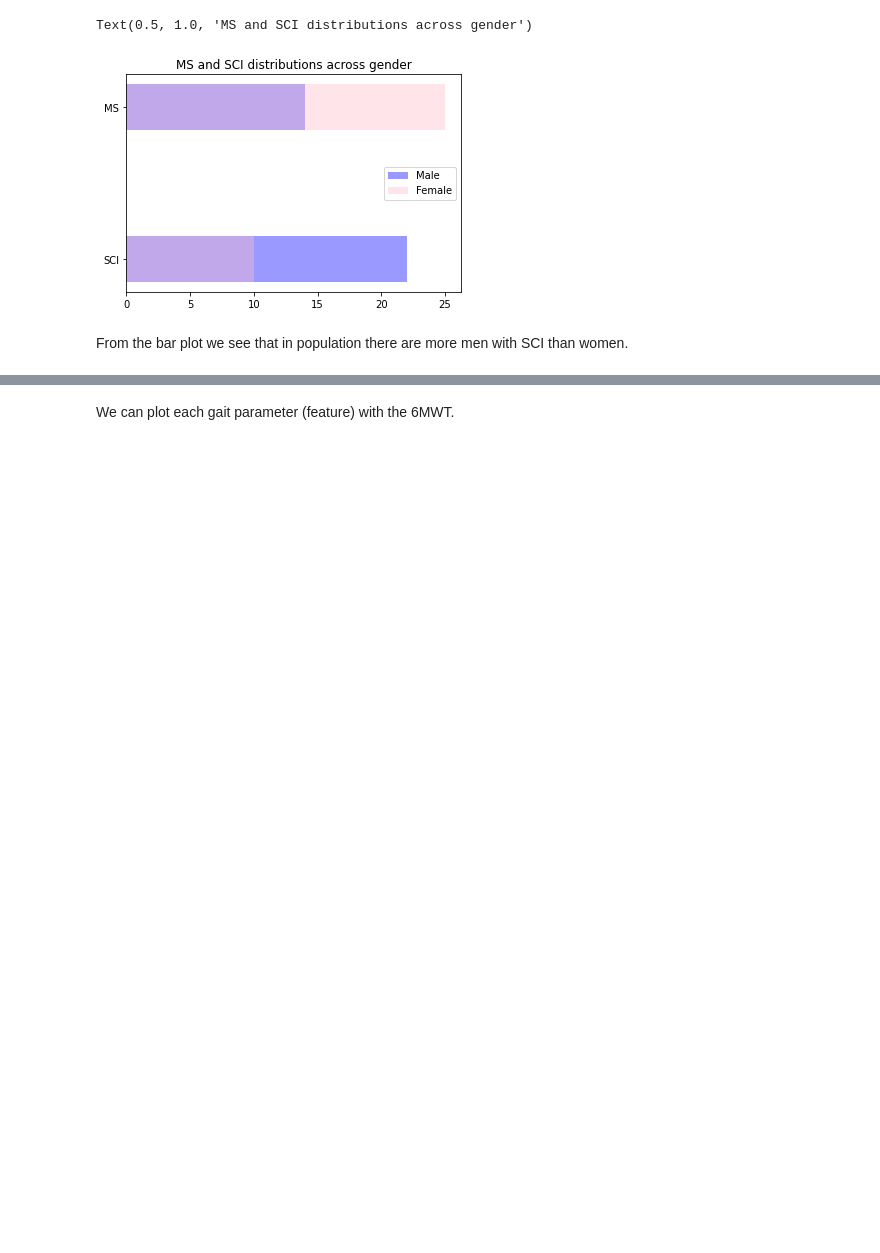
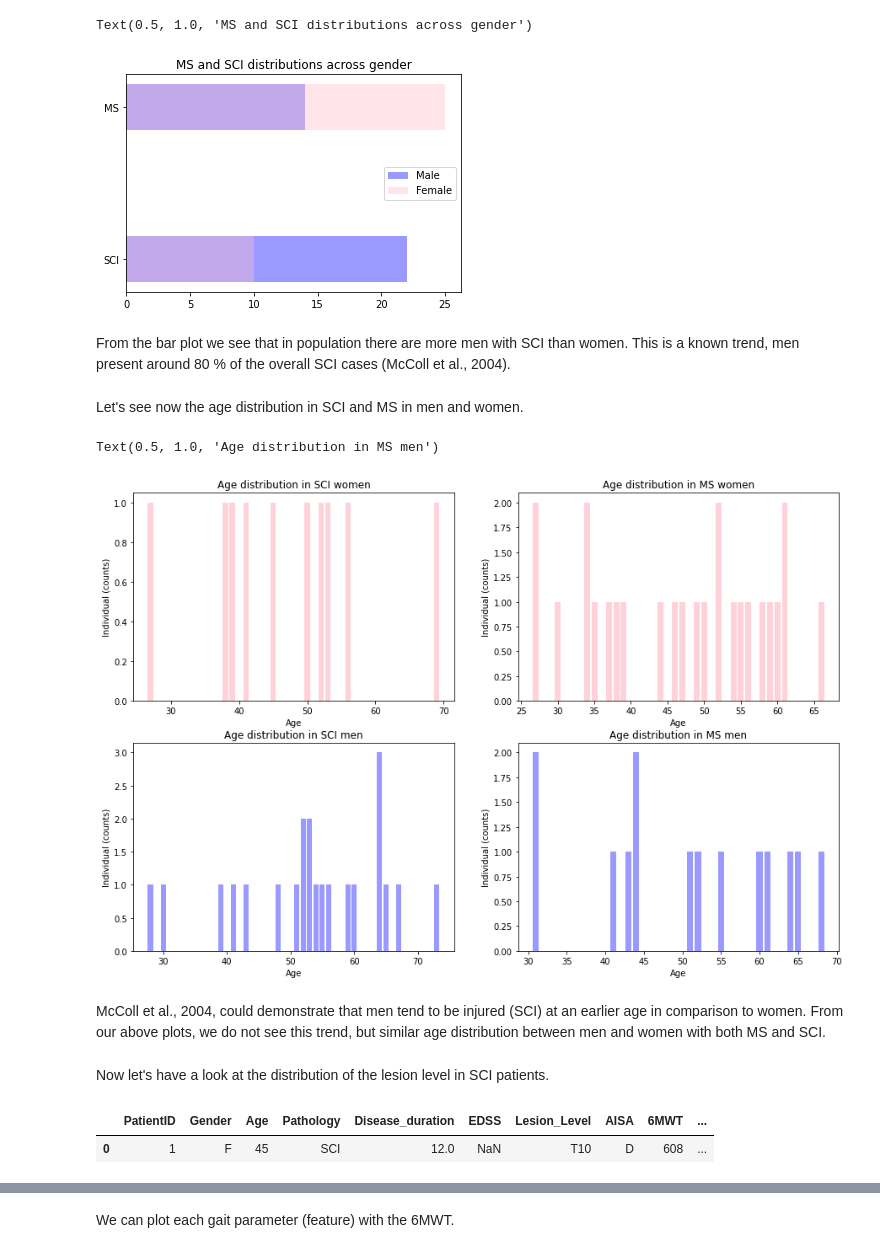
Before and after one commit to paulinegut/Gait-analysis, a Jupyter notebook: FinalProject_6MWTprediction.ipynb, the cells around one changed output, grey strips where cells are left out. Saved outputs shown, nothing was run; the diff lists cells and outputs as text; code cells hidden in the pictures; blank space fills up the shorter version.

```diff
--- a/FinalProject_6MWTprediction.ipynb
+++ b/FinalProject_6MWTprediction.ipynb
@@ -240,4 +210,51 @@ plt.title('MS and SCI distributions across gender')
 Text(0.5, 1.0, 'MS and SCI distributions across gender')
 [figure]
 # %% [markdown]
-From the bar plot we see that in population there are more men with SCI than women.
+From the bar plot we see that in population there are more men with SCI than women. This is a known trend, men present around 80 % of the overall SCI cases (McColl et al., 2004).
+# %% [markdown]
+Let's see now the age distribution in SCI and MS in men and women.
+# %%
+female_SCI = (female) & (demographics['Pathology'] == 'SCI')
+female_MS = (female) & (demographics['Pathology'] == 'MS')
+male_SCI = (male) & (demographics['Pathology'] == 'SCI')
+male_MS = (male) & (demographics['Pathology'] == 'MS')
+
+
+demographics[female_SCI]['Age '].value_counts()
+
+plt.figure(figsize = (15, 10))
+plt.subplot(2,2,1)
+plt.bar(demographics[female_SCI]['Age '].value_counts().index, demographics[female_SCI]['Age '].value_counts().values, alpha=0.7, color = 'pink')
+plt.xlabel('Age')
+plt.ylabel('Individual (counts)')
+plt.title('Age distribution in SCI women')
+
+plt.subplot(2,2,2)
+plt.bar(demographics[female_MS]['Age '].value_counts().index, demographics[female_MS]['Age '].value_counts().values, alpha=0.7, color = 'pink')
+plt.xlabel('Age')
+plt.ylabel('Individual (counts)')
+plt.title('Age distribution in MS women')
+
+plt.subplot(2,2,3)
+plt.bar(demographics[male_SCI]['Age '].value_counts().index, demographics[male_SCI]['Age '].value_counts().values, alpha=0.4, color = 'blue')
+plt.xlabel('Age')
+plt.ylabel('Individual (counts)')
+plt.title('Age distribution in SCI men')
+
+plt.subplot(2,2,4)
+plt.bar(demographics[male_MS]['Age '].value_counts().index, demographics[male_MS]['Age '].value_counts().values, alpha=0.4, color = 'blue')
+plt.xlabel('Age')
+plt.ylabel('Individual (counts)')
+plt.title('Age distribution in MS men')
+# %% [output]
+Text(0.5, 1.0, 'Age distribution in MS men')
+[figure, added]
+# %% [markdown]
+McColl et al., 2004, could demonstrate that men tend to be injured (SCI) at an earlier age in comparison to women. From our above plots, we do not see this trend, but similar age distribution between men and women with both MS and SCI.
+# %% [markdown]
+Now let's have a look at the distribution of the lesion level in SCI patients.
+# %%
+demographics.head(1)
+# %% [output]
+|  | PatientID | Gender | Age | Pathology | Disease_duration | EDSS | Lesion_Level | AISA | 6MWT | ... |
+| 0 | 1 | F | 45 | SCI | 12.0 | NaN | T10 | D | 608 | ... |
```
Also changed, not shown: parts of 16 cells of this notebook.
